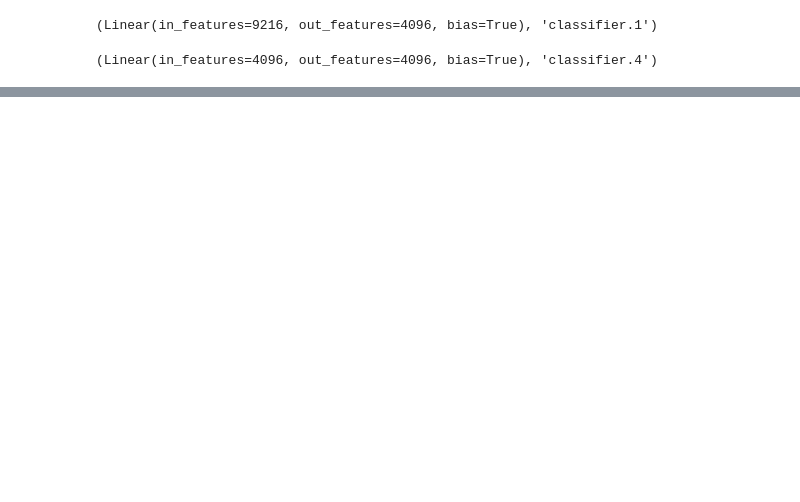
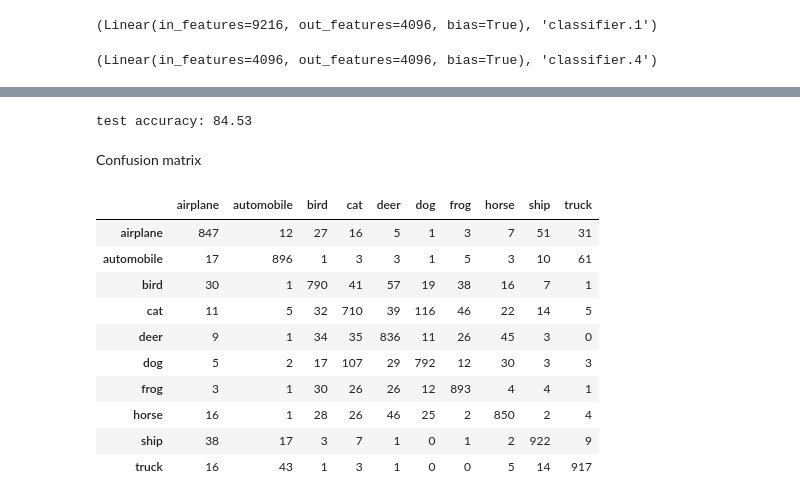
Before and after one commit to Florence-Sun/AlexNet_on_CIFAR-10, a Jupyter notebook: AlexNet_on_CIFAR-10.ipynb, the cells around one changed output, grey strips where cells are left out. Drawn from its saved outputs; the diff is of its cells as text; code cells hidden in the pictures; blank space fills up the shorter version.

```diff
--- a/AlexNet_on_CIFAR-10.ipynb
+++ b/AlexNet_on_CIFAR-10.ipynb
@@ -232,0 +371,9 @@ y_test
+# %%
+#test accuracy
+from sklearn.metrics import accuracy_score
+test_accuracy=accuracy_score(ytest, pred_test)*100
+print("test accuracy:", test_accuracy)
+# %% [output]
+test accuracy: 84.53
+# %% [markdown]
+Confusion matrix
@@ -232,0 +387,14 @@ y_test
+# %%
+cm_df
+# %% [output]
+|  | airplane | automobile | bird | cat | deer | dog | frog | horse | ship | truck |
+| airplane | 847 | 12 | 27 | 16 | 5 | 1 | 3 | 7 | 51 | 31 |
+| automobile | 17 | 896 | 1 | 3 | 3 | 1 | 5 | 3 | 10 | 61 |
+| bird | 30 | 1 | 790 | 41 | 57 | 19 | 38 | 16 | 7 | 1 |
+| cat | 11 | 5 | 32 | 710 | 39 | 116 | 46 | 22 | 14 | 5 |
+| deer | 9 | 1 | 34 | 35 | 836 | 11 | 26 | 45 | 3 | 0 |
+| dog | 5 | 2 | 17 | 107 | 29 | 792 | 12 | 30 | 3 | 3 |
+| frog | 3 | 1 | 30 | 26 | 26 | 12 | 893 | 4 | 4 | 1 |
+| horse | 16 | 1 | 28 | 26 | 46 | 25 | 2 | 850 | 2 | 4 |
+| ship | 38 | 17 | 3 | 7 | 1 | 0 | 1 | 2 | 922 | 9 |
+| truck | 16 | 43 | 1 | 3 | 1 | 0 | 0 | 5 | 14 | 917 |
```
Also changed, not shown: parts of 31 cells of this notebook.
